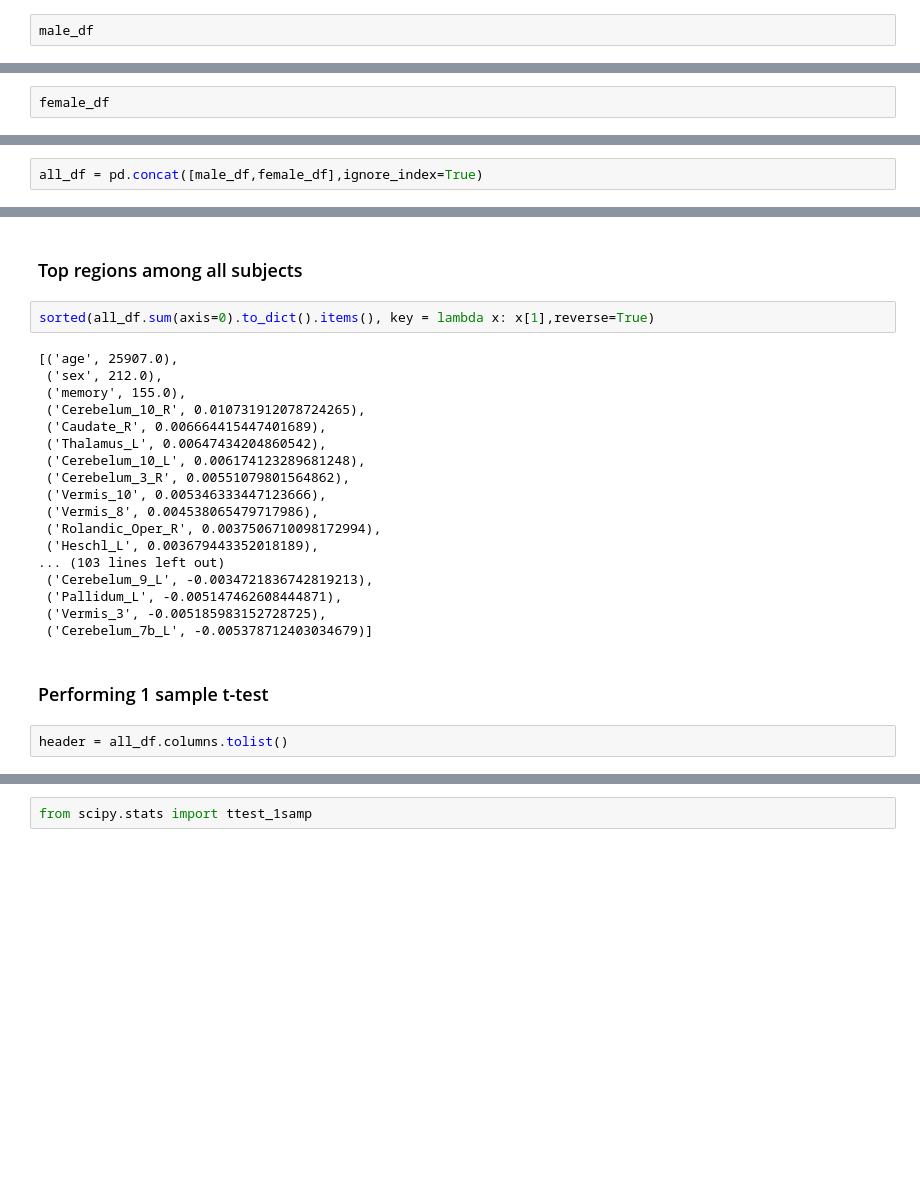
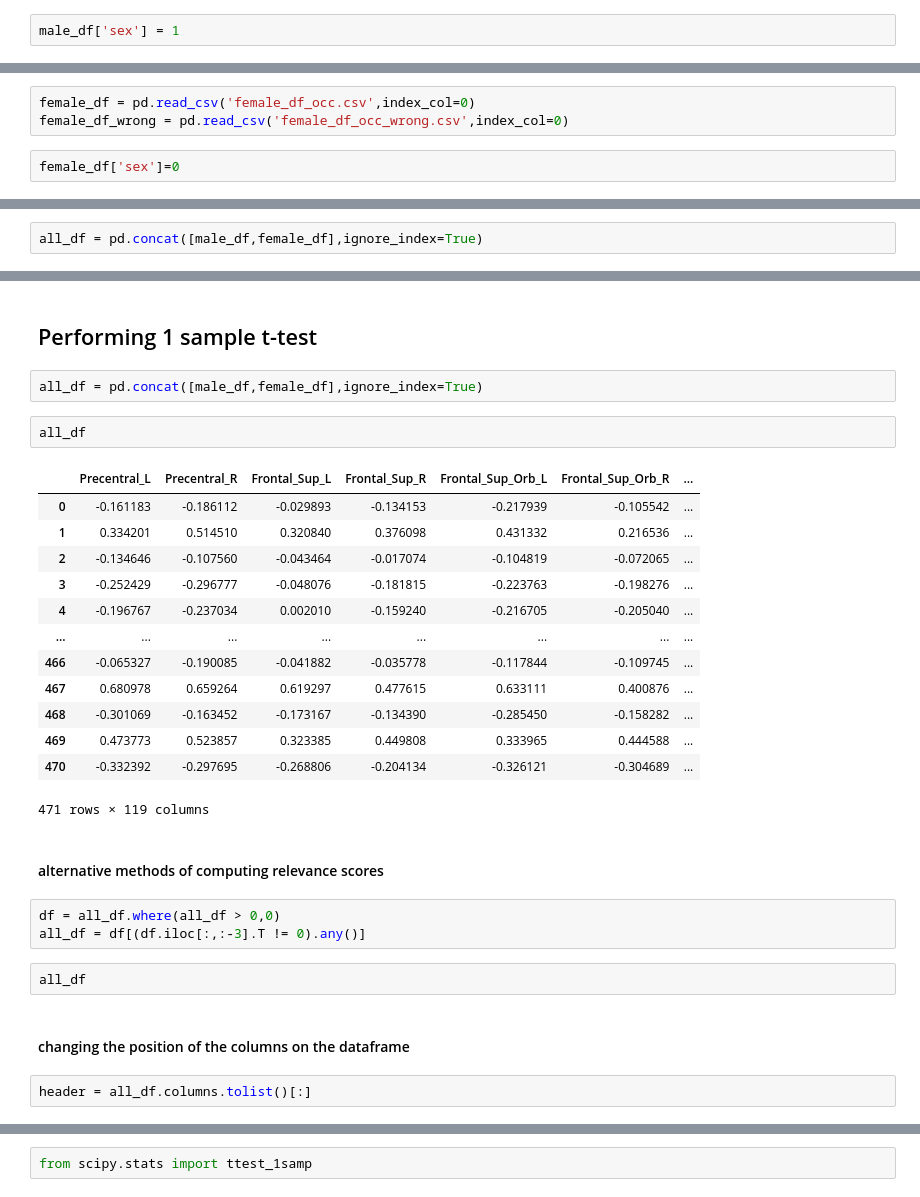
Before and after one commit to nspranav/Ukbiobank_ADHD, a Jupyter notebook: computed_aattributions.ipynb, the cells around one changed output, grey strips where cells are left out. Drawn from its saved outputs; the diff is of its cells as text; blank space fills up the shorter version.

```diff
--- a/computed_aattributions.ipynb
+++ b/computed_aattributions.ipynb
@@ -5,2 +11,2 @@ male_df = pd.read_csv('male_df.csv')
 # %%
-male_df
+male_df['sex'] = 1
@@ -23,2 +13,5 @@ female_df = pd.read_csv('female_df.csv')
+# %%
+female_df = pd.read_csv('female_df_occ.csv',index_col=0)
+female_df_wrong = pd.read_csv('female_df_occ_wrong.csv',index_col=0)
 # %%
-female_df
+female_df['sex']=0
@@ -200,26 +59,31 @@ all_df
-# %% [markdown]
-### Top regions among all subjects
-# %%
-sorted(all_df.sum(axis=0).to_dict().items(), key = lambda x: x[1],reverse=True)
-# %% [output]
-[('age', 25907.0),
- ('sex', 212.0),
- ('memory', 155.0),
- ('Cerebelum_10_R', 0.010731912078724265),
- ('Caudate_R', 0.006664415447401689),
- ('Thalamus_L', 0.00647434204860542),
- ('Cerebelum_10_L', 0.006174123289681248),
- ('Cerebelum_3_R', 0.00551079801564862),
- ('Vermis_10', 0.005346333447123666),
- ('Vermis_8', 0.004538065479717986),
- ('Rolandic_Oper_R', 0.0037506710098172994),
- ('Heschl_L', 0.003679443352018189),
-... (103 lines left out)
- ('Cerebelum_9_L', -0.0034721836742819213),
- ('Pallidum_L', -0.005147462608444871),
- ('Vermis_3', -0.005185983152728725),
- ('Cerebelum_7b_L', -0.005378712403034679)]
 # %% [markdown]
-### Performing 1 sample t-test
+## Performing 1 sample t-test
+# %%
+all_df = pd.concat([male_df,female_df],ignore_index=True)
+# %%
+all_df
+# %% [output]
+|  | Precentral_L | Precentral_R | Frontal_Sup_L | Frontal_Sup_R | Frontal_Sup_Orb_L | Frontal_Sup_Orb_R | ... |
+| 0 | -0.161183 | -0.186112 | -0.029893 | -0.134153 | -0.217939 | -0.105542 | ... |
+| 1 | 0.334201 | 0.514510 | 0.320840 | 0.376098 | 0.431332 | 0.216536 | ... |
+| 2 | -0.134646 | -0.107560 | -0.043464 | -0.017074 | -0.104819 | -0.072065 | ... |
+| 3 | -0.252429 | -0.296777 | -0.048076 | -0.181815 | -0.223763 | -0.198276 | ... |
+| 4 | -0.196767 | -0.237034 | 0.002010 | -0.159240 | -0.216705 | -0.205040 | ... |
+| ... | ... | ... | ... | ... | ... | ... | ... |
+| 466 | -0.065327 | -0.190085 | -0.041882 | -0.035778 | -0.117844 | -0.109745 | ... |
+| 467 | 0.680978 | 0.659264 | 0.619297 | 0.477615 | 0.633111 | 0.400876 | ... |
+| 468 | -0.301069 | -0.163452 | -0.173167 | -0.134390 | -0.285450 | -0.158282 | ... |
+| 469 | 0.473773 | 0.523857 | 0.323385 | 0.449808 | 0.333965 | 0.444588 | ... |
+| 470 | -0.332392 | -0.297695 | -0.268806 | -0.204134 | -0.326121 | -0.304689 | ... |
+471 rows × 119 columns
+# %% [markdown]
+#### alternative methods of computing relevance scores
+# %%
+df = all_df.where(all_df > 0,0)
+all_df = df[(df.iloc[:,:-3].T != 0).any()]
+# %%
+all_df
+# %% [markdown]
+#### changing the position of the columns on the dataframe
 # %%
-header = all_df.columns.tolist()
+header = all_df.columns.tolist()[:]
```
Also changed, not shown: parts of 175 cells of this notebook, 22 other files.
